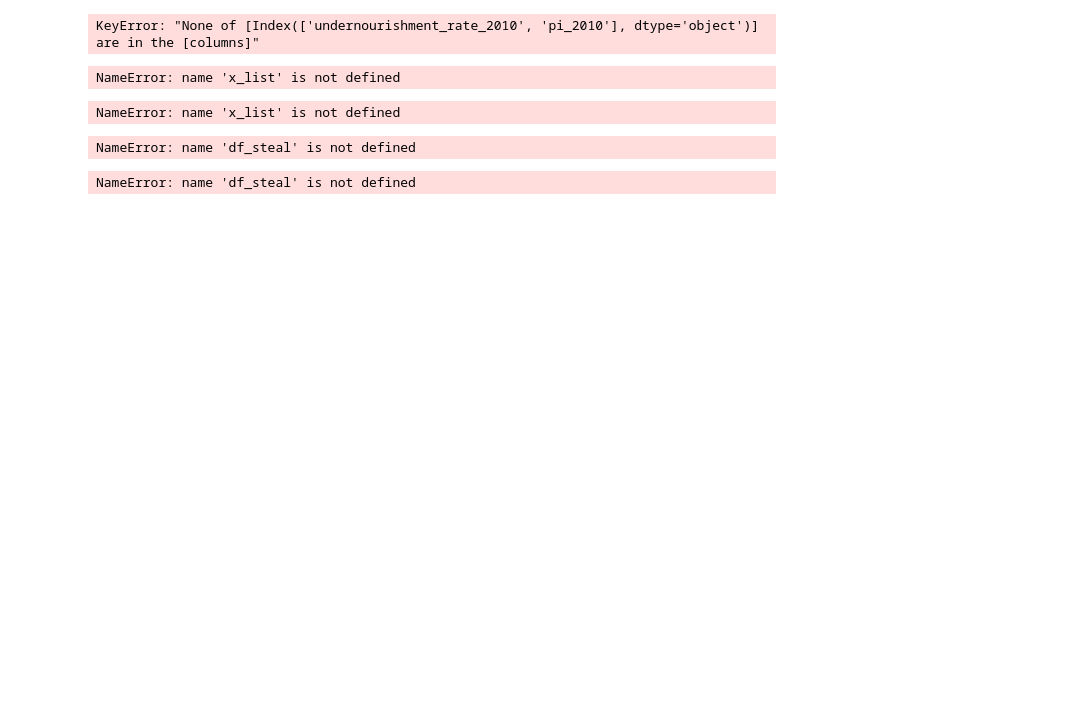
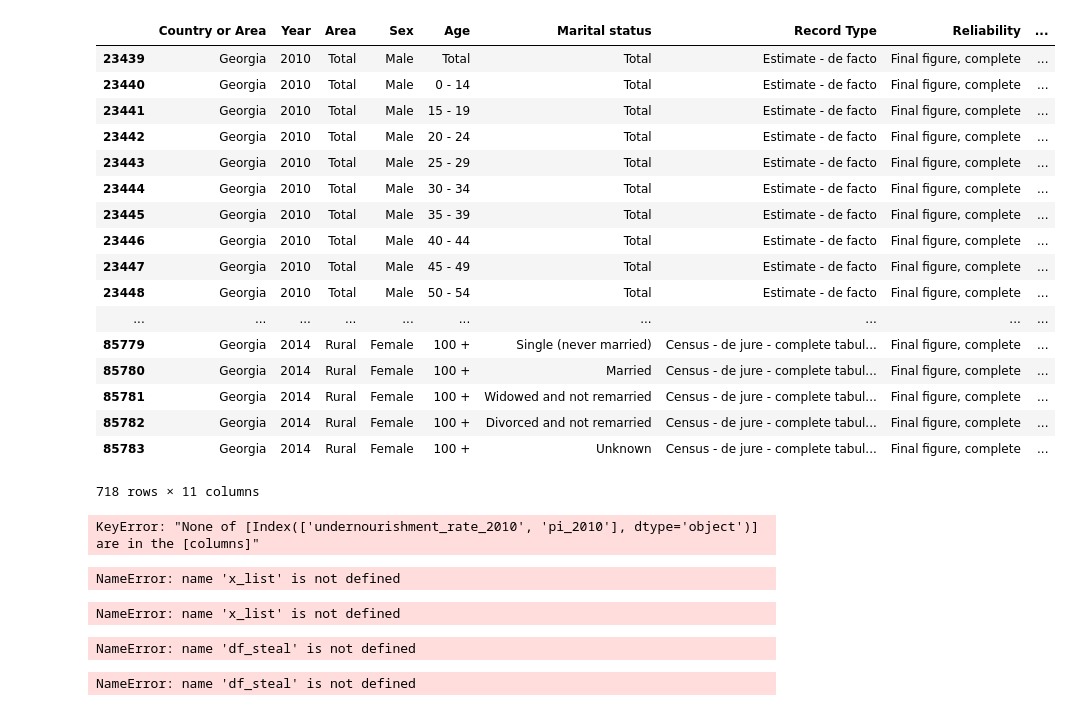
Before and after one commit to winwowin/Final_Project, a Jupyter notebook: 590PR_Final_WinYaoPhil.ipynb, the cells around one changed output. Drawn from its saved outputs; the diff is of its cells as text; code cells hidden in the pictures; blank space fills up the shorter version.

```diff
--- a/590PR_Final_WinYaoPhil.ipynb
+++ b/590PR_Final_WinYaoPhil.ipynb
@@ -250,0 +397,13 @@ peace
+# %%
+married = marital()
+married = married.astype({"Year": int}, copy = False)
+
+# percent_married = pd.DataFrame()
+percent_married = []
+for i in range(8):
+    total = married.loc[(married['Marital status']=='Total') & (married['Age']=='Total')].groupby(['Year', 'Country or Area'], as_index=False).sum()
+    single = married.loc[(married['Marital status']=='Single (never married)') & (married['Age']=='Total')].groupby(['Year', 'Country or Area'], as_index=False).sum()
+    single_pop = single[single['Year'] == 2010+i].groupby(['Year', 'Country or Area']).sum()['Value']
+    total_pop = total[total['Year'] == 2010+i].groupby(['Year', 'Country or Area']).sum()['Value']
+    percent_married.append(((total_pop-single_pop)/total_pop))
+percent_married
@@ -251,3 +477,24 @@ peace
+# %%
+married[married['Country or Area'] == 'Georgia']
+# %% [output]
+|  | Country or Area | Year | Area | Sex | Age | Marital status | Record Type | Reliability | ... |
+| 23439 | Georgia | 2010 | Total | Male | Total | Total | Estimate - de facto | Final figure, complete | ... |
+| 23440 | Georgia | 2010 | Total | Male | 0 - 14 | Total | Estimate - de facto | Final figure, complete | ... |
+| 23441 | Georgia | 2010 | Total | Male | 15 - 19 | Total | Estimate - de facto | Final figure, complete | ... |
+| 23442 | Georgia | 2010 | Total | Male | 20 - 24 | Total | Estimate - de facto | Final figure, complete | ... |
+| 23443 | Georgia | 2010 | Total | Male | 25 - 29 | Total | Estimate - de facto | Final figure, complete | ... |
+| 23444 | Georgia | 2010 | Total | Male | 30 - 34 | Total | Estimate - de facto | Final figure, complete | ... |
+| 23445 | Georgia | 2010 | Total | Male | 35 - 39 | Total | Estimate - de facto | Final figure, complete | ... |
+| 23446 | Georgia | 2010 | Total | Male | 40 - 44 | Total | Estimate - de facto | Final figure, complete | ... |
+| 23447 | Georgia | 2010 | Total | Male | 45 - 49 | Total | Estimate - de facto | Final figure, complete | ... |
+| 23448 | Georgia | 2010 | Total | Male | 50 - 54 | Total | Estimate - de facto | Final figure, complete | ... |
+| ... | ... | ... | ... | ... | ... | ... | ... | ... | ... |
+| 85779 | Georgia | 2014 | Rural | Female | 100 + | Single (never married) | Census - de jure - complete tabul... | Final figure, complete | ... |
+| 85780 | Georgia | 2014 | Rural | Female | 100 + | Married | Census - de jure - complete tabul... | Final figure, complete | ... |
+| 85781 | Georgia | 2014 | Rural | Female | 100 + | Widowed and not remarried | Census - de jure - complete tabul... | Final figure, complete | ... |
+| 85782 | Georgia | 2014 | Rural | Female | 100 + | Divorced and not remarried | Census - de jure - complete tabul... | Final figure, complete | ... |
+| 85783 | Georgia | 2014 | Rural | Female | 100 + | Unknown | Census - de jure - complete tabul... | Final figure, complete | ... |
+718 rows × 11 columns
 # %%
 import math
 import numpy as np
```
Also changed, not shown: parts of 21 cells of this notebook, 3 other files.
